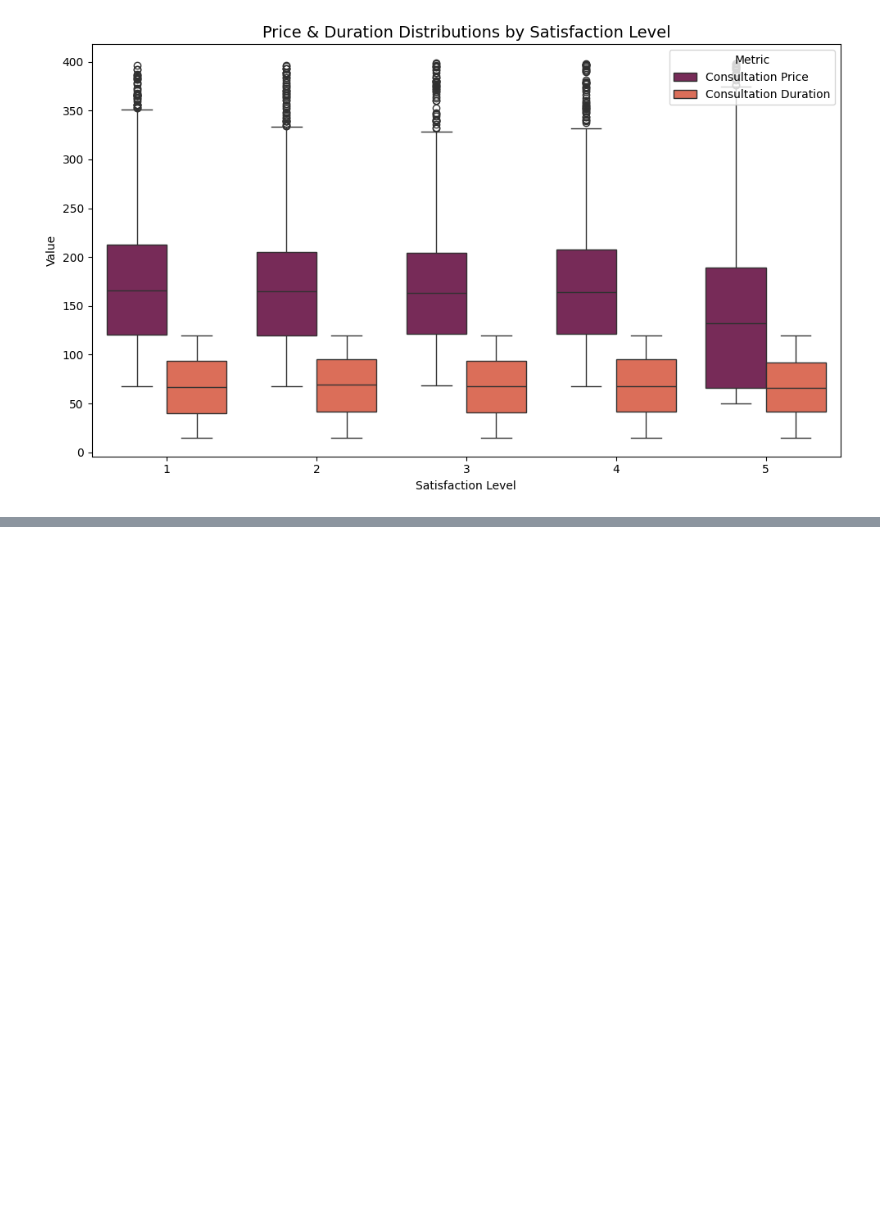
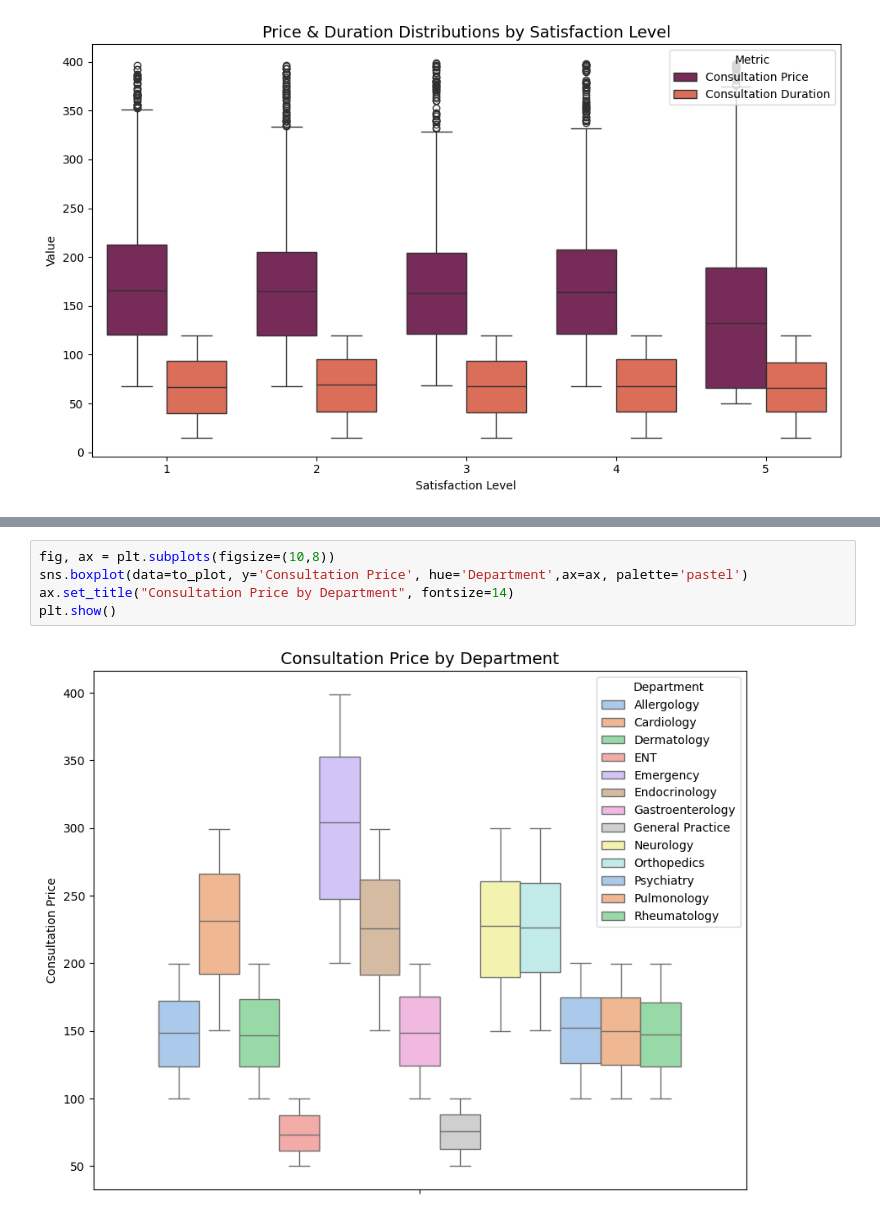
Before and after one commit to amdbsilva/pre-processing, a Jupyter notebook: projeto de datapreprocessing.ipynb, the cells around one changed output, grey strips where cells are left out. Saved outputs shown, nothing was run; the diff lists cells and outputs as text; blank space fills up the shorter version.

```diff
--- a/projeto de datapreprocessing.ipynb
+++ b/projeto de datapreprocessing.ipynb
@@ -1130,0 +1150,7 @@ plt.show()
+# %%
+fig, ax = plt.subplots(figsize=(10,8))
+sns.boxplot(data=to_plot, y='Consultation Price', hue='Department',ax=ax, palette='pastel')
+ax.set_title("Consultation Price by Department", fontsize=14)
+plt.show()
+# %% [output]
+[figure, added]
```
Also changed, not shown: parts of 5 cells of this notebook.
